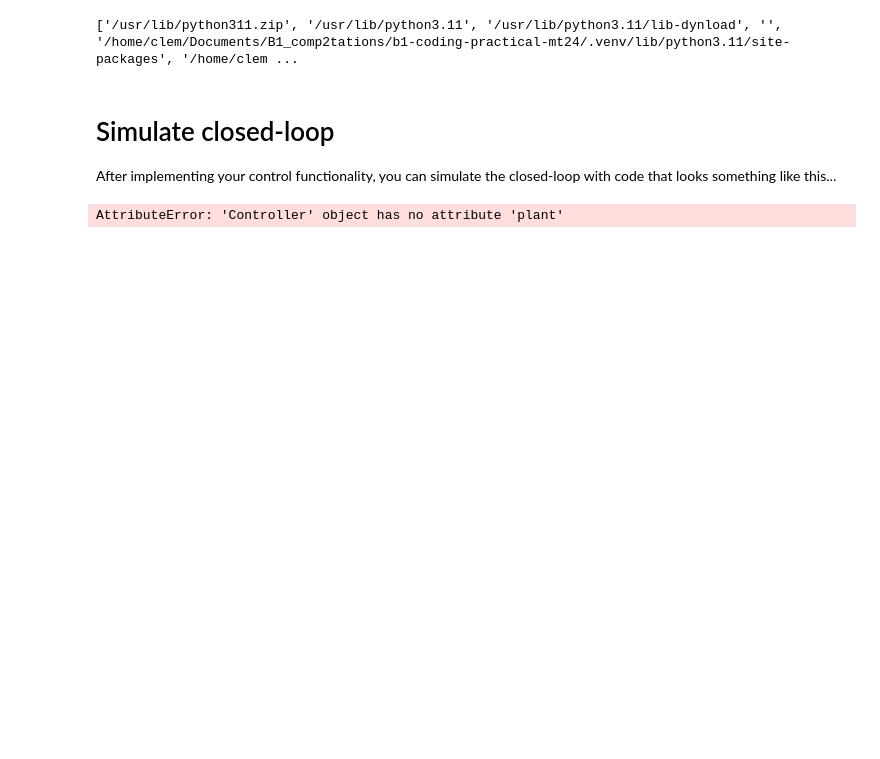
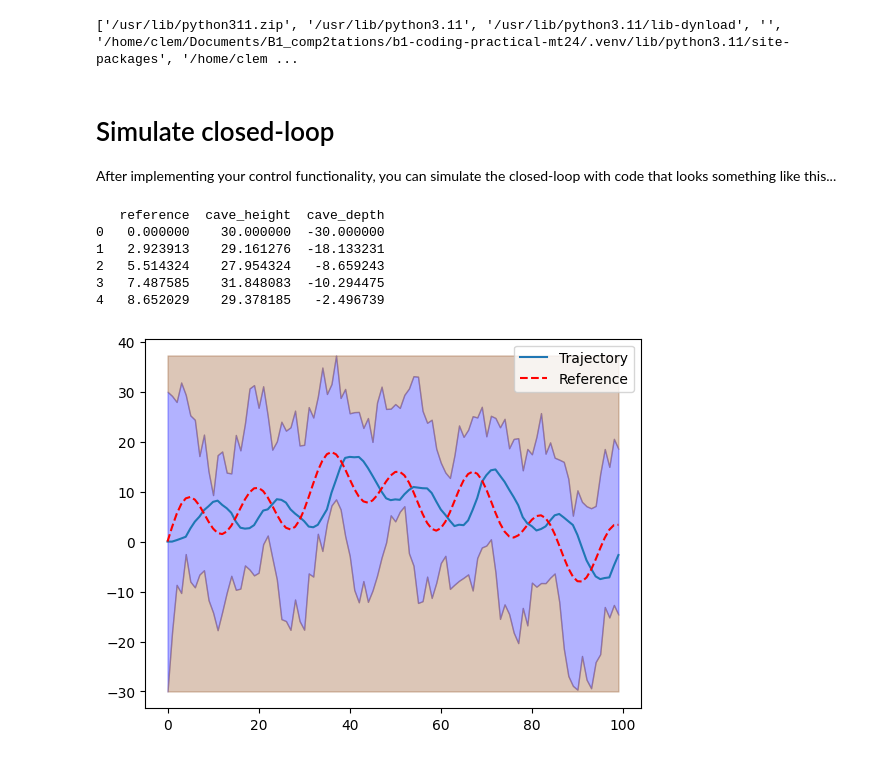
Before and after one commit to ClemHeyd/b1-coding-practical-mt24, a Jupyter notebook: notebooks/demo.ipynb, the cells around one changed output. Drawn from its saved outputs; the diff is of its cells as text; code cells hidden in the pictures; blank space fills up the shorter version.

```diff
--- a/notebooks/demo.ipynb
+++ b/notebooks/demo.ipynb
@@ -15,15 +15,23 @@ After implementing your control functionality, you can simulate the closed-loop
 # %%
 # Import relevant modules
 from dynamic import Submarine, ClosedLoop, Mission, Trajectory
 from control import Controller
 
 sub = Submarine() #this creates a new object submarine
 # Instantiate your controller (depending on your implementation)
-controller = Controller(Kp=0.15, Kd=0.6)
+controller = Controller(Kp=0.15, Kd=0.5)
 closed_loop = ClosedLoop(sub, controller)
 mission = Mission.from_csv("../data/mission.csv") # You must implement this method in the Mission class
 
 trajectory = closed_loop.simulate_with_random_disturbances(mission)
-#trajectory.plot_completed_mission(mission)
+trajectory.plot_completed_mission(mission)
+
+#possible idea; get the sum of abs error and optimise Kp and Kd to minimise this
 # %% [output]
-AttributeError: 'Controller' object has no attribute 'plant'
+   reference  cave_height  cave_depth
+0   0.000000    30.000000  -30.000000
+1   2.923913    29.161276  -18.133231
+2   5.514324    27.954324   -8.659243
+3   7.487585    31.848083  -10.294475
+4   8.652029    29.378185   -2.496739
+[figure, added]
```
Also changed, not shown: 3 other files.
